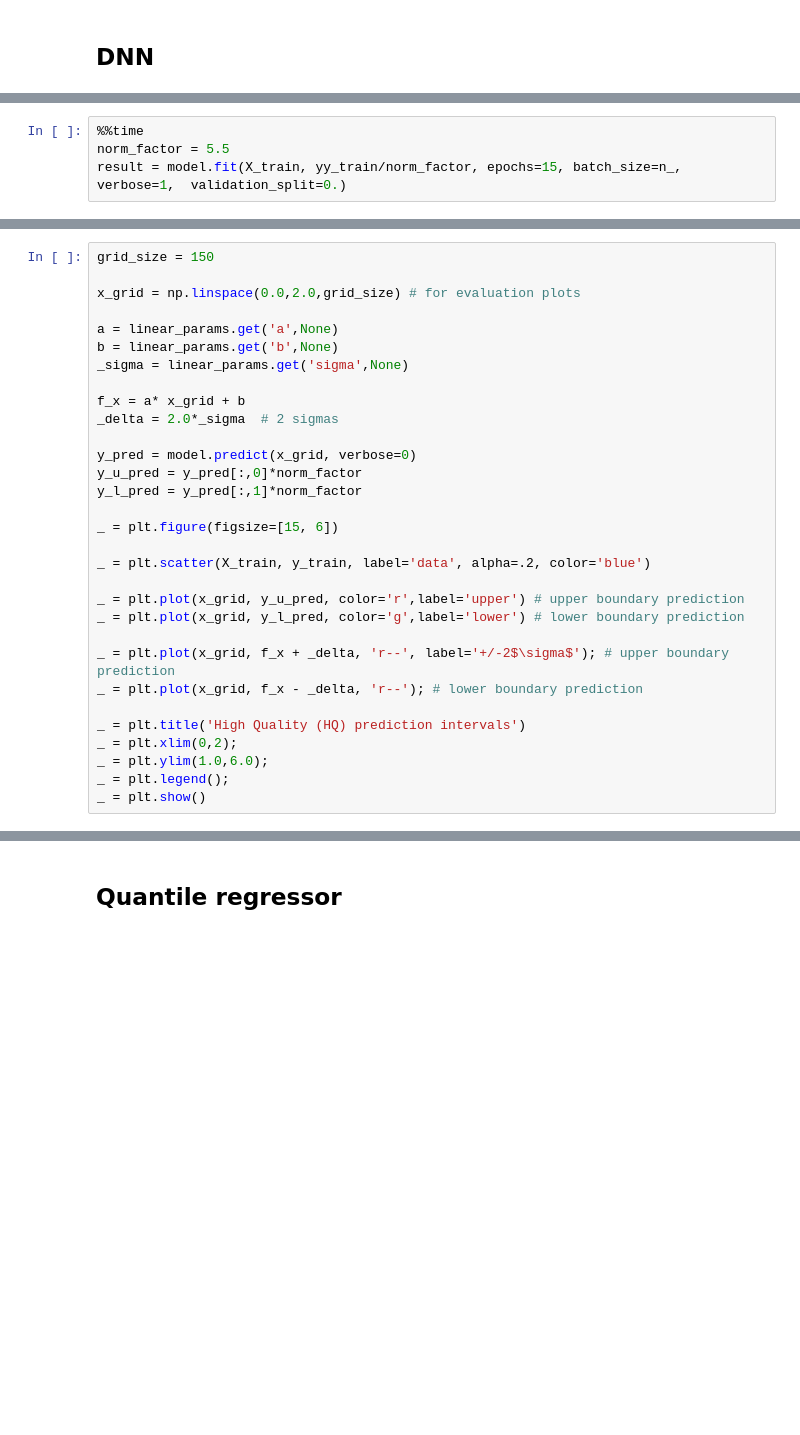
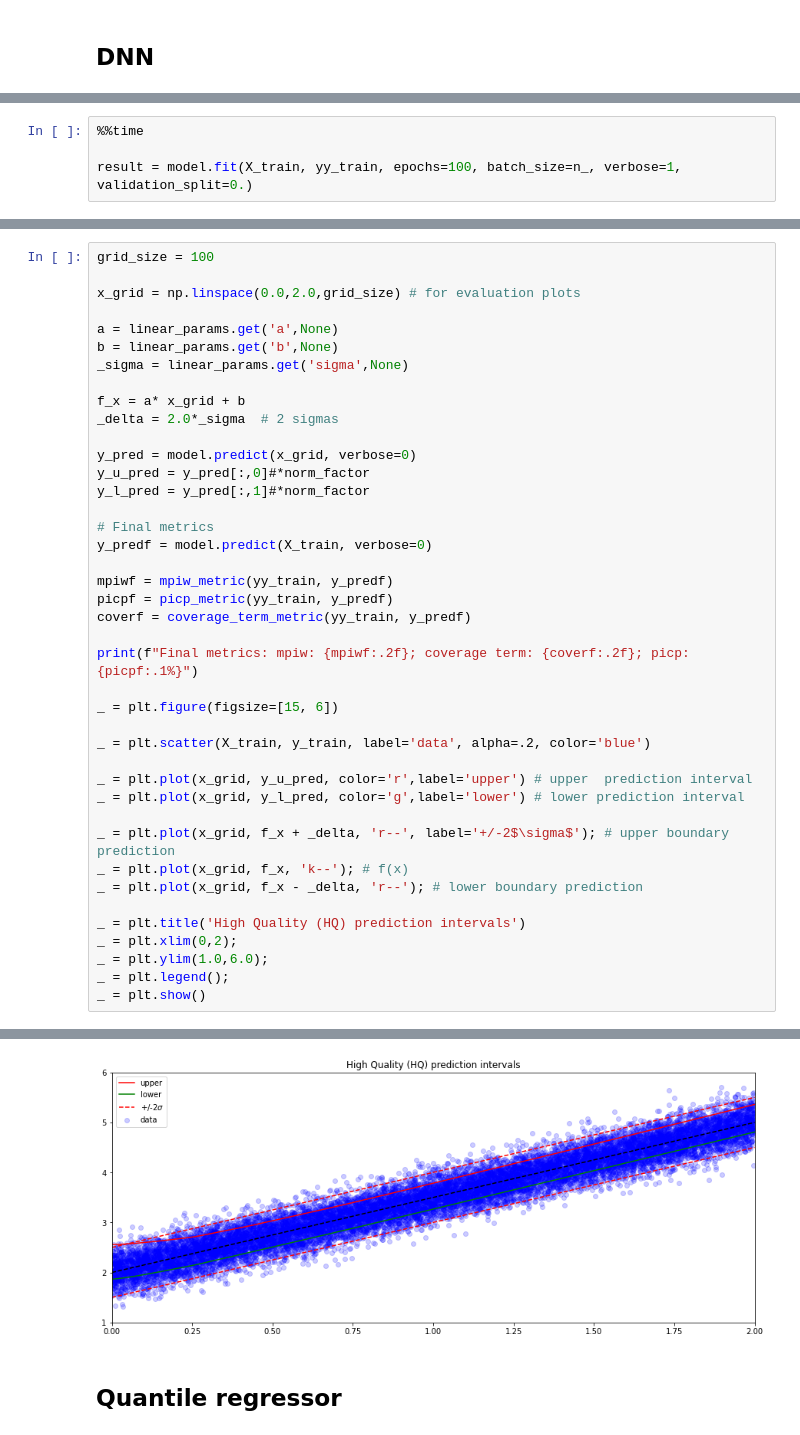
Before and after one commit to leandroohf/machine_learning_algorithms, a Jupyter notebook: dev/intro_to_prediction_interval.ipynb, the cells around one changed output, grey strips where cells are left out. Drawn from its saved outputs; the diff is of its cells as text; blank space fills up the shorter version.

```diff
--- a/dev/intro_to_prediction_interval.ipynb
+++ b/dev/intro_to_prediction_interval.ipynb
@@ -494,4 +400,4 @@ X_train, y_train, yy_train = make_linear_data(n_samples,linear_params)
 # %%
 %%time
-norm_factor = 5.5
-result = model.fit(X_train, yy_train/norm_factor, epochs=15, batch_size=n_, verbose=1,  validation_split=0.)
+
+result = model.fit(X_train, yy_train, epochs=100, batch_size=n_, verbose=1,  validation_split=0.)
@@ -578,5 +512,5 @@ graph_pi_report(result)
 # %%
-grid_size = 150
+grid_size = 100
 
 x_grid = np.linspace(0.0,2.0,grid_size) # for evaluation plots
 
@@ -588,17 +522,27 @@ f_x = a* x_grid + b
 _delta = 2.0*_sigma  # 2 sigmas
 
 y_pred = model.predict(x_grid, verbose=0)
-y_u_pred = y_pred[:,0]*norm_factor
-y_l_pred = y_pred[:,1]*norm_factor
+y_u_pred = y_pred[:,0]#*norm_factor
+y_l_pred = y_pred[:,1]#*norm_factor
+
+# Final metrics
+y_predf = model.predict(X_train, verbose=0)
+
+mpiwf = mpiw_metric(yy_train, y_predf)
+picpf = picp_metric(yy_train, y_predf)
+coverf = coverage_term_metric(yy_train, y_predf)
+
+print(f"Final metrics: mpiw: {mpiwf:.2f}; coverage term: {coverf:.2f}; picp: {picpf:.1%}")
 
 _ = plt.figure(figsize=[15, 6])
 
 _ = plt.scatter(X_train, y_train, label='data', alpha=.2, color='blue')
 
-_ = plt.plot(x_grid, y_u_pred, color='r',label='upper') # upper boundary prediction
-_ = plt.plot(x_grid, y_l_pred, color='g',label='lower') # lower boundary prediction
+_ = plt.plot(x_grid, y_u_pred, color='r',label='upper') # upper  prediction interval
+_ = plt.plot(x_grid, y_l_pred, color='g',label='lower') # lower prediction interval
 
 _ = plt.plot(x_grid, f_x + _delta, 'r--', label='+/-2$\sigma$'); # upper boundary prediction
+_ = plt.plot(x_grid, f_x, 'k--'); # f(x)
 _ = plt.plot(x_grid, f_x - _delta, 'r--'); # lower boundary prediction
 
 _ = plt.title('High Quality (HQ) prediction intervals')
@@ -606,3 +550,4 @@ _ = plt.xlim(0,2);
 _ = plt.ylim(1.0,6.0);
 _ = plt.legend();
 _ = plt.show()
+# %% [output]
@@ -609,3 +555,4 @@ _ = plt.show()
+[figure, added]
 # %% [markdown]
 ## Quantile regressor
 # %% [markdown]
```
Also changed, not shown: parts of 29 cells of this notebook.
